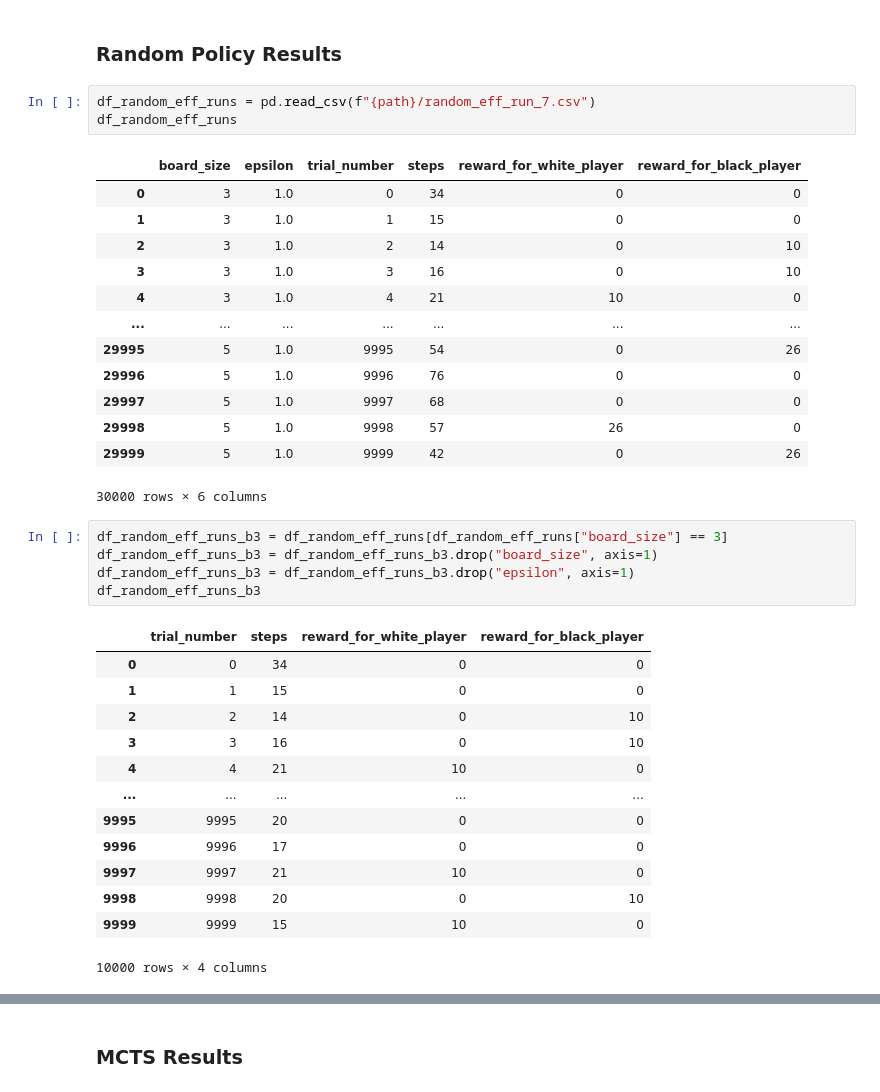
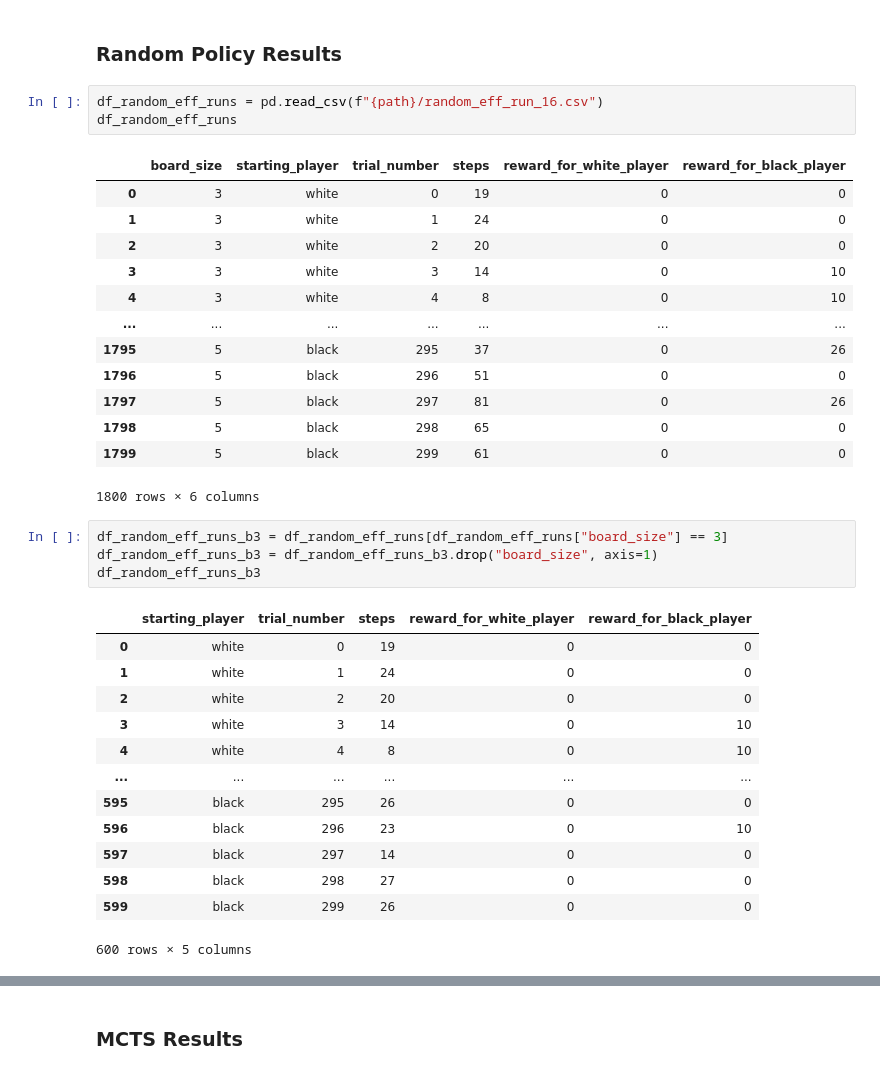
Before and after one commit to pablokvitca/tak-player-project, a Jupyter notebook: Results Analysis.ipynb, the cells around one changed output, grey strips where cells are left out. Saved outputs shown, nothing was run; the diff lists cells and outputs as text.

```diff
--- a/Results Analysis.ipynb
+++ b/Results Analysis.ipynb
@@ -10,38 +10,37 @@ path = "./experiments/results"
 # %% [markdown]
 ### Random Policy Results
 # %%
-df_random_eff_runs = pd.read_csv(f"{path}/random_eff_run_7.csv")
+df_random_eff_runs = pd.read_csv(f"{path}/random_eff_run_16.csv")
 df_random_eff_runs
 # %% [output]
-|  | board_size | epsilon | trial_number | steps | reward_for_white_player | reward_for_black_player |
-| 0 | 3 | 1.0 | 0 | 34 | 0 | 0 |
-| 1 | 3 | 1.0 | 1 | 15 | 0 | 0 |
-| 2 | 3 | 1.0 | 2 | 14 | 0 | 10 |
-| 3 | 3 | 1.0 | 3 | 16 | 0 | 10 |
-| 4 | 3 | 1.0 | 4 | 21 | 10 | 0 |
+|  | board_size | starting_player | trial_number | steps | reward_for_white_player | reward_for_black_player |
+| 0 | 3 | white | 0 | 19 | 0 | 0 |
+| 1 | 3 | white | 1 | 24 | 0 | 0 |
+| 2 | 3 | white | 2 | 20 | 0 | 0 |
+| 3 | 3 | white | 3 | 14 | 0 | 10 |
+| 4 | 3 | white | 4 | 8 | 0 | 10 |
 | ... | ... | ... | ... | ... | ... | ... |
-| 29995 | 5 | 1.0 | 9995 | 54 | 0 | 26 |
-| 29996 | 5 | 1.0 | 9996 | 76 | 0 | 0 |
-| 29997 | 5 | 1.0 | 9997 | 68 | 0 | 0 |
-| 29998 | 5 | 1.0 | 9998 | 57 | 26 | 0 |
-| 29999 | 5 | 1.0 | 9999 | 42 | 0 | 26 |
+| 1795 | 5 | black | 295 | 37 | 0 | 26 |
+| 1796 | 5 | black | 296 | 51 | 0 | 0 |
+| 1797 | 5 | black | 297 | 81 | 0 | 26 |
+| 1798 | 5 | black | 298 | 65 | 0 | 0 |
+| 1799 | 5 | black | 299 | 61 | 0 | 0 |
-30000 rows × 6 columns
+1800 rows × 6 columns
 # %%
 df_random_eff_runs_b3 = df_random_eff_runs[df_random_eff_runs["board_size"] == 3]
 df_random_eff_runs_b3 = df_random_eff_runs_b3.drop("board_size", axis=1)
-df_random_eff_runs_b3 = df_random_eff_runs_b3.drop("epsilon", axis=1)
 df_random_eff_runs_b3
 # %% [output]
-|  | trial_number | steps | reward_for_white_player | reward_for_black_player |
-| 0 | 0 | 34 | 0 | 0 |
-| 1 | 1 | 15 | 0 | 0 |
-| 2 | 2 | 14 | 0 | 10 |
-| 3 | 3 | 16 | 0 | 10 |
-| 4 | 4 | 21 | 10 | 0 |
-| ... | ... | ... | ... | ... |
-| 9995 | 9995 | 20 | 0 | 0 |
-| 9996 | 9996 | 17 | 0 | 0 |
-| 9997 | 9997 | 21 | 10 | 0 |
-| 9998 | 9998 | 20 | 0 | 10 |
-| 9999 | 9999 | 15 | 10 | 0 |
+|  | starting_player | trial_number | steps | reward_for_white_player | reward_for_black_player |
+| 0 | white | 0 | 19 | 0 | 0 |
+| 1 | white | 1 | 24 | 0 | 0 |
+| 2 | white | 2 | 20 | 0 | 0 |
+| 3 | white | 3 | 14 | 0 | 10 |
+| 4 | white | 4 | 8 | 0 | 10 |
+| ... | ... | ... | ... | ... | ... |
+| 595 | black | 295 | 26 | 0 | 0 |
+| 596 | black | 296 | 23 | 0 | 10 |
+| 597 | black | 297 | 14 | 0 | 0 |
+| 598 | black | 298 | 27 | 0 | 0 |
+| 599 | black | 299 | 26 | 0 | 0 |
-10000 rows × 4 columns
+600 rows × 5 columns
```
Also changed, not shown: parts of 64 cells of this notebook, 29 other files.
